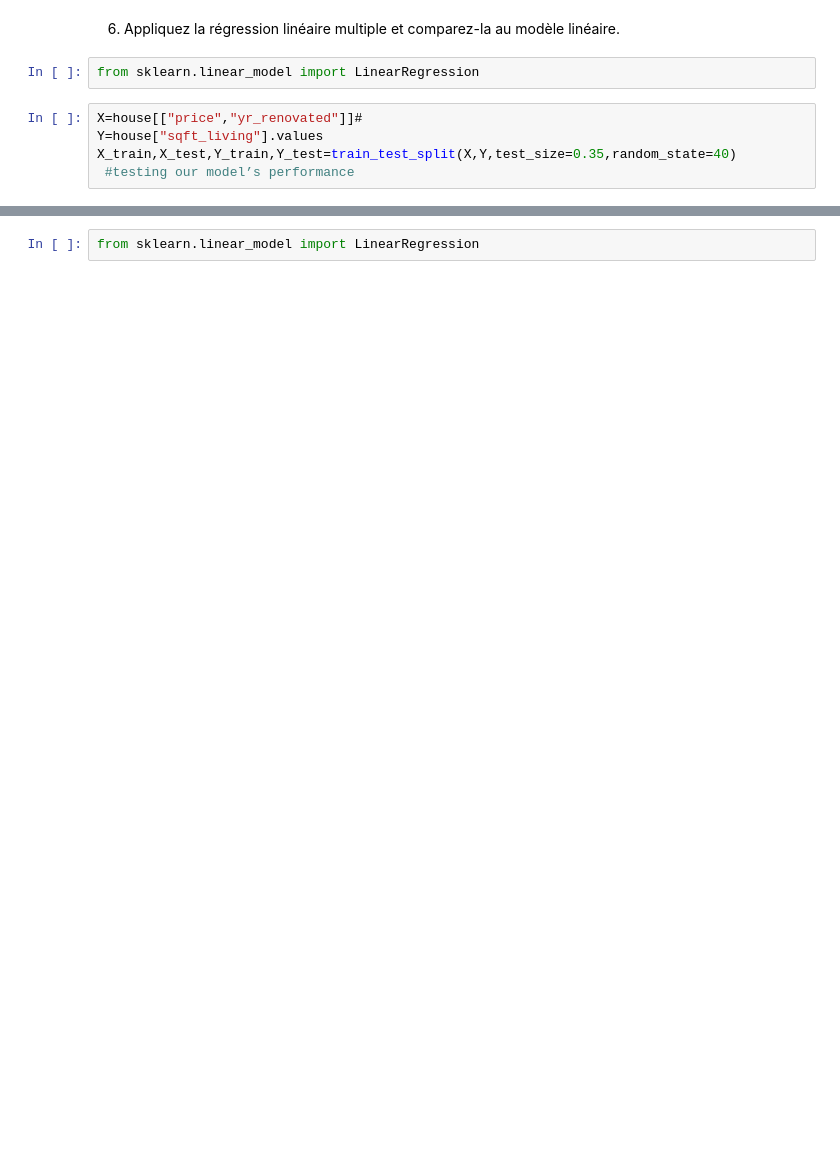
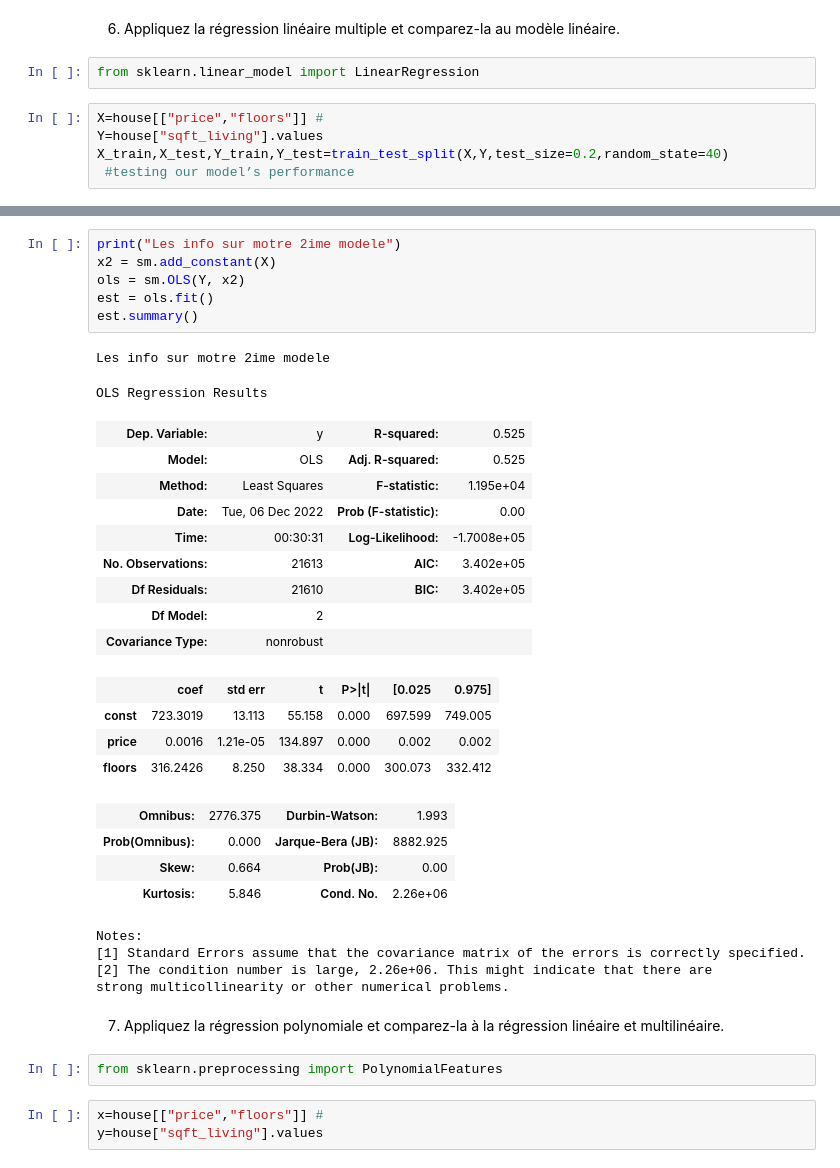
Before and after one commit to Justclemax/Machine_Learning, a Jupyter notebook: house.ipynb, the cells around one changed output, grey strips where cells are left out. Saved outputs shown, nothing was run; the diff lists cells and outputs as text; blank space fills up the shorter version.

```diff
--- a/house.ipynb
+++ b/house.ipynb
@@ -288,8 +329,8 @@ plt.show()
 # %%
 from sklearn.linear_model import LinearRegression
 # %%
-X=house[["price","yr_renovated"]]#
+X=house[["price","floors"]] #
 Y=house["sqft_living"].values
-X_train,X_test,Y_train,Y_test=train_test_split(X,Y,test_size=0.35,random_state=40)
+X_train,X_test,Y_train,Y_test=train_test_split(X,Y,test_size=0.2,random_state=40)
  #testing our model’s performance
 # %%
@@ -315,2 +359,37 @@ g.set_axis_labels("Snoot length (mm)", "Snoot depth (mm)")
+# %%
+print("Les info sur motre 2ime modele")
+x2 = sm.add_constant(X)
+ols = sm.OLS(Y, x2)
+est = ols.fit()
+est.summary()
+# %% [output]
+Les info sur motre 2ime modele
+OLS Regression Results
+| Dep. Variable: | y | R-squared: | 0.525 |
+| Model: | OLS | Adj. R-squared: | 0.525 |
+| Method: | Least Squares | F-statistic: | 1.195e+04 |
+| Date: | Tue, 06 Dec 2022 | Prob (F-statistic): | 0.00 |
+| Time: | 00:30:31 | Log-Likelihood: | -1.7008e+05 |
+| No. Observations: | 21613 | AIC: | 3.402e+05 |
+| Df Residuals: | 21610 | BIC: | 3.402e+05 |
+| Df Model: | 2 |  |  |
+| Covariance Type: | nonrobust |  |  |
+|  | coef | std err | t | P>|t| | [0.025 | 0.975] |
+| const | 723.3019 | 13.113 | 55.158 | 0.000 | 697.599 | 749.005 |
+| price | 0.0016 | 1.21e-05 | 134.897 | 0.000 | 0.002 | 0.002 |
+| floors | 316.2426 | 8.250 | 38.334 | 0.000 | 300.073 | 332.412 |
+| Omnibus: | 2776.375 | Durbin-Watson: | 1.993 |
+| Prob(Omnibus): | 0.000 | Jarque-Bera (JB): | 8882.925 |
+| Skew: | 0.664 | Prob(JB): | 0.00 |
+| Kurtosis: | 5.846 | Cond. No. | 2.26e+06 |
+Notes:
+[1] Standard Errors assume that the covariance matrix of the errors is correctly specified.
+[2] The condition number is large, 2.26e+06. This might indicate that there are
+strong multicollinearity or other numerical problems.
+# %% [markdown]
+7. Appliquez la régression polynomiale et comparez-la à la régression linéaire et multilinéaire.
 # %%
-from sklearn.linear_model import LinearRegression
+from sklearn.preprocessing import PolynomialFeatures
+# %%
+x=house[["price","floors"]] #
+y=house["sqft_living"].values
```
Also changed, not shown: parts of 14 cells of this notebook.
